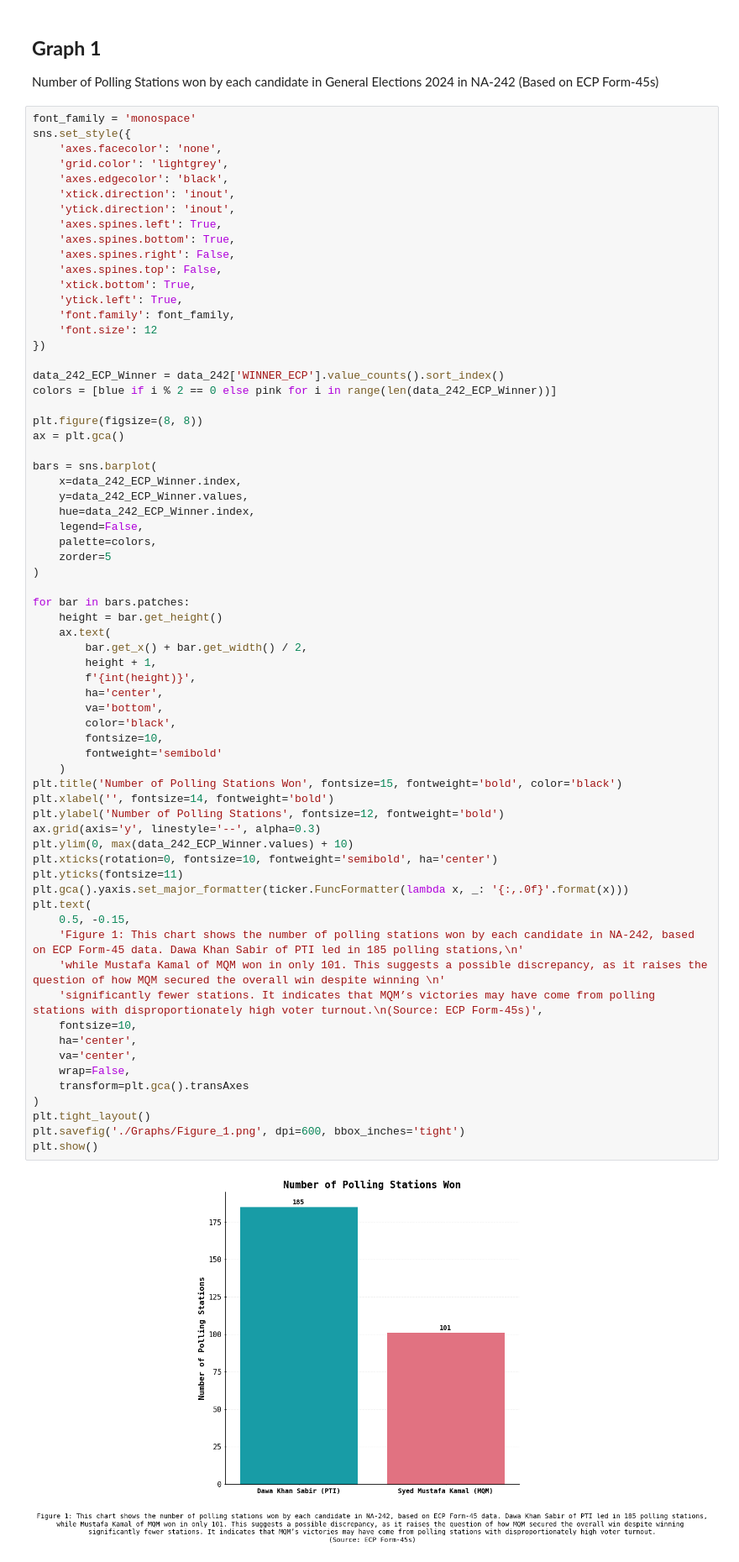
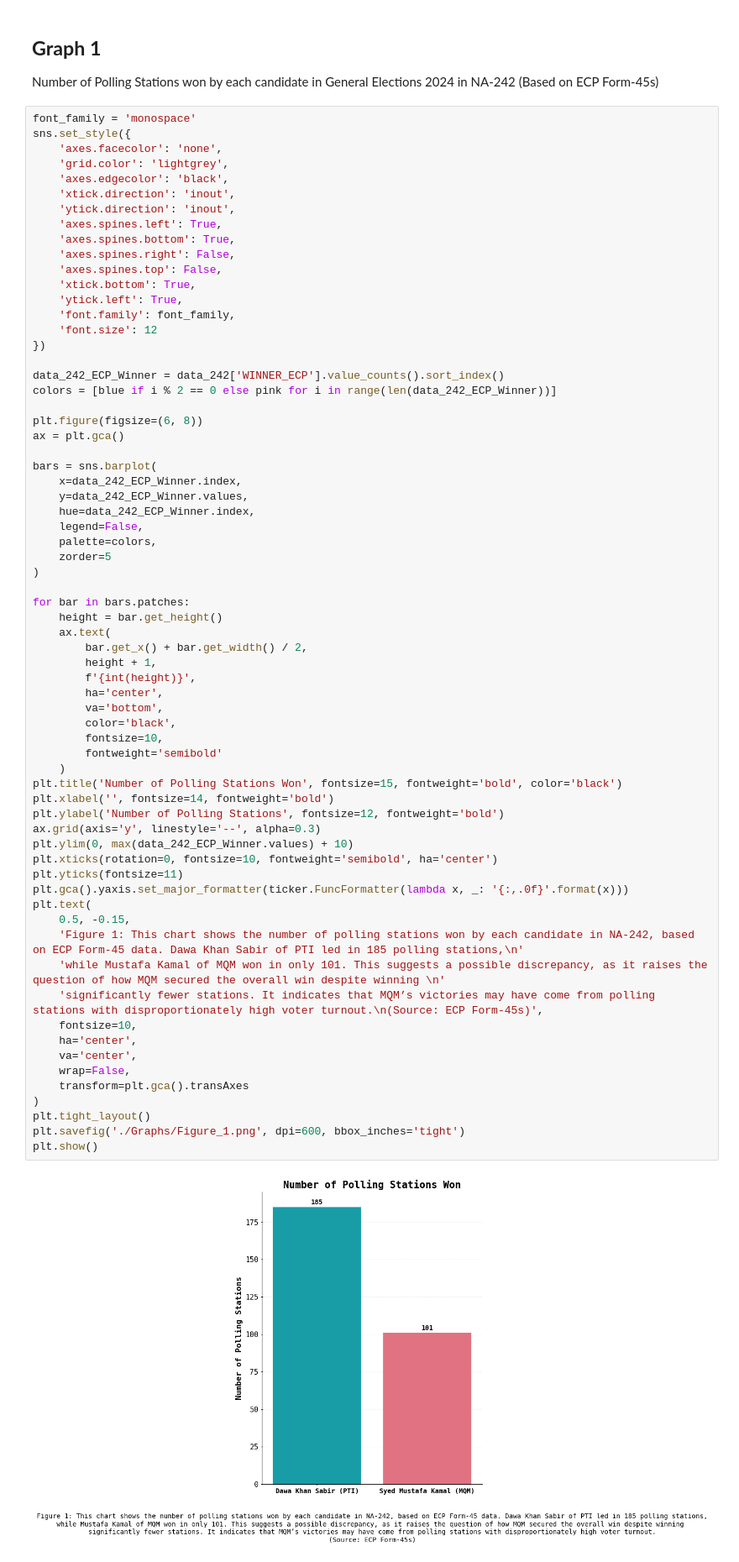
Before and after one commit to Aamil-Khan-Mahar/Karachi-NA, a Jupyter notebook: NA242/NA242.ipynb, the cells around one changed output. Shown at 84% size. Drawn from its saved outputs; the diff is of its cells as text.

```diff
--- a/NA242/NA242.ipynb
+++ b/NA242/NA242.ipynb
@@ -43,7 +43,7 @@ sns.set_style({
 data_242_ECP_Winner = data_242['WINNER_ECP'].value_counts().sort_index()
 colors = [blue if i % 2 == 0 else pink for i in range(len(data_242_ECP_Winner))]
 
-plt.figure(figsize=(8, 8))
+plt.figure(figsize=(6, 8))
 ax = plt.gca()
 
 bars = sns.barplot(
@@ -63,34 +63,34 @@ for bar in bars.patches:
         f'{int(height)}',
         ha='center',
         va='bottom',
         color='black',
         fontsize=10,
         fontweight='semibold'
     )
 plt.title('Number of Polling Stations Won', fontsize=15, fontweight='bold', color='black')
 plt.xlabel('', fontsize=14, fontweight='bold')
 plt.ylabel('Number of Polling Stations', fontsize=12, fontweight='bold')
 ax.grid(axis='y', linestyle='--', alpha=0.3)
 plt.ylim(0, max(data_242_ECP_Winner.values) + 10)
 plt.xticks(rotation=0, fontsize=10, fontweight='semibold', ha='center')
 plt.yticks(fontsize=11)
 plt.gca().yaxis.set_major_formatter(ticker.FuncFormatter(lambda x, _: '{:,.0f}'.format(x)))
 plt.text(
     0.5, -0.15,
     'Figure 1: This chart shows the number of polling stations won by each candidate in NA-242, based on ECP Form-45 data. Dawa Khan Sabir of PTI led in 185 polling stations,\n'
     'while Mustafa Kamal of MQM won in only 101. This suggests a possible discrepancy, as it raises the question of how MQM secured the overall win despite winning \n'
     'significantly fewer stations. It indicates that MQM’s victories may have come from polling stations with disproportionately high voter turnout.\n(Source: ECP Form-45s)',
     fontsize=10,
     ha='center',
     va='center',
     wrap=False,
     transform=plt.gca().transAxes
 )
 plt.tight_layout()
 plt.savefig('./Graphs/Figure_1.png', dpi=600, bbox_inches='tight')
 plt.show()
 # %% [output]
-[figure, old version]
+[figure, new version]
 # %% [markdown]
 ## **Graph 2**
 Number of Votes received by each candidate in General Elections 2024 in NA-242 (Based on ECP Form-45s)
```
Also changed, not shown: parts of 5 cells of this notebook, 14 other files.
